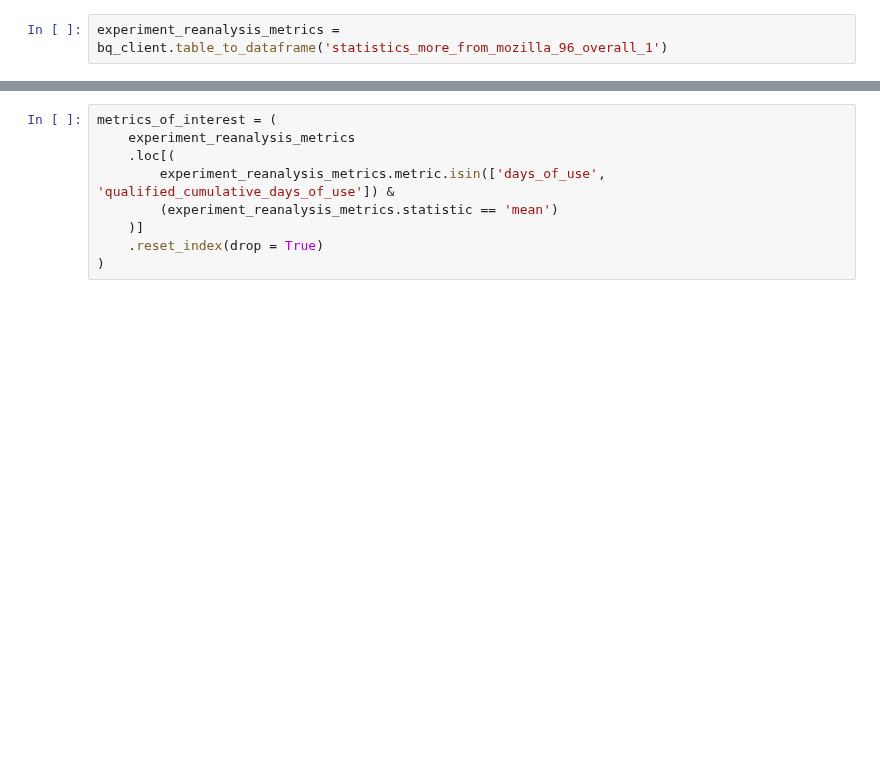
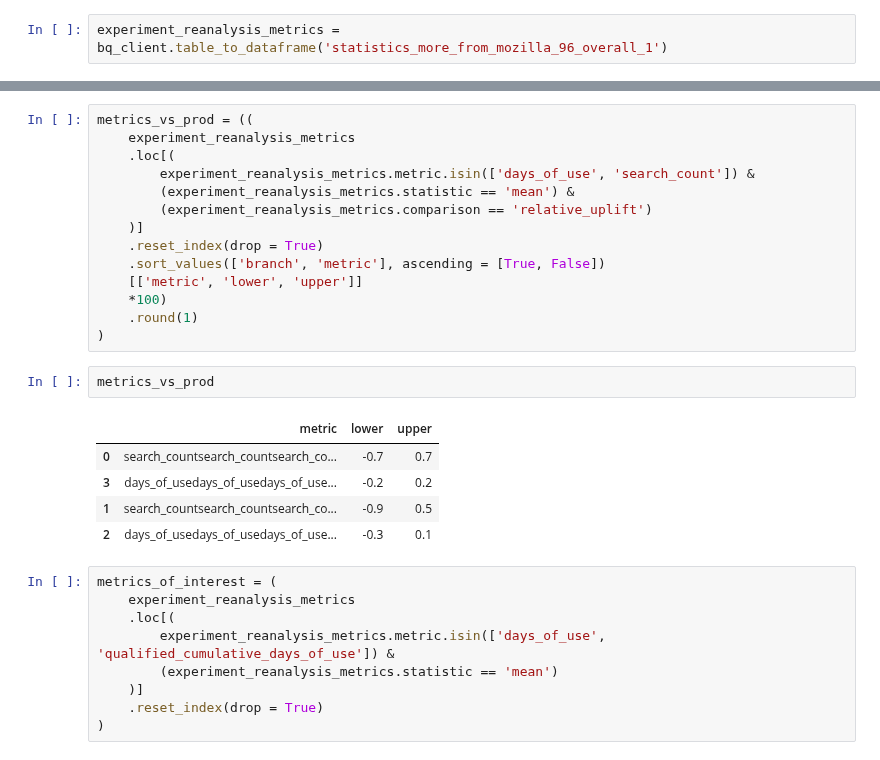
Before and after one commit to mozilla/jetstream, a Jupyter notebook: QCDOU_Validation.ipynb, the cells around one changed output, grey strips where cells are left out. Cells and saved outputs as stored; diff of their text form; blank space fills up the shorter version.

```diff
--- a/QCDOU_Validation.ipynb
+++ b/QCDOU_Validation.ipynb
@@ -144,3 +146,25 @@ experiment_reanalysis_metrics = bq_client.table_to_dataframe('statistics_more_fr
+# %%
+metrics_vs_prod = ((
+    experiment_reanalysis_metrics
+    .loc[(
+        experiment_reanalysis_metrics.metric.isin(['days_of_use', 'search_count']) &
+        (experiment_reanalysis_metrics.statistic == 'mean') &
+        (experiment_reanalysis_metrics.comparison == 'relative_uplift')
+    )]
+    .reset_index(drop = True)
+    .sort_values(['branch', 'metric'], ascending = [True, False])
+    [['metric', 'lower', 'upper']]
+    *100)
+    .round(1)
+)
+# %%
+metrics_vs_prod
+# %% [output]
+|  | metric | lower | upper |
+| 0 | search_countsearch_countsearch_co... | -0.7 | 0.7 |
+| 3 | days_of_usedays_of_usedays_of_use... | -0.2 | 0.2 |
+| 1 | search_countsearch_countsearch_co... | -0.9 | 0.5 |
+| 2 | days_of_usedays_of_usedays_of_use... | -0.3 | 0.1 |
 # %%
 metrics_of_interest = (
     experiment_reanalysis_metrics
```
Also changed, not shown: parts of 12 cells of this notebook.
